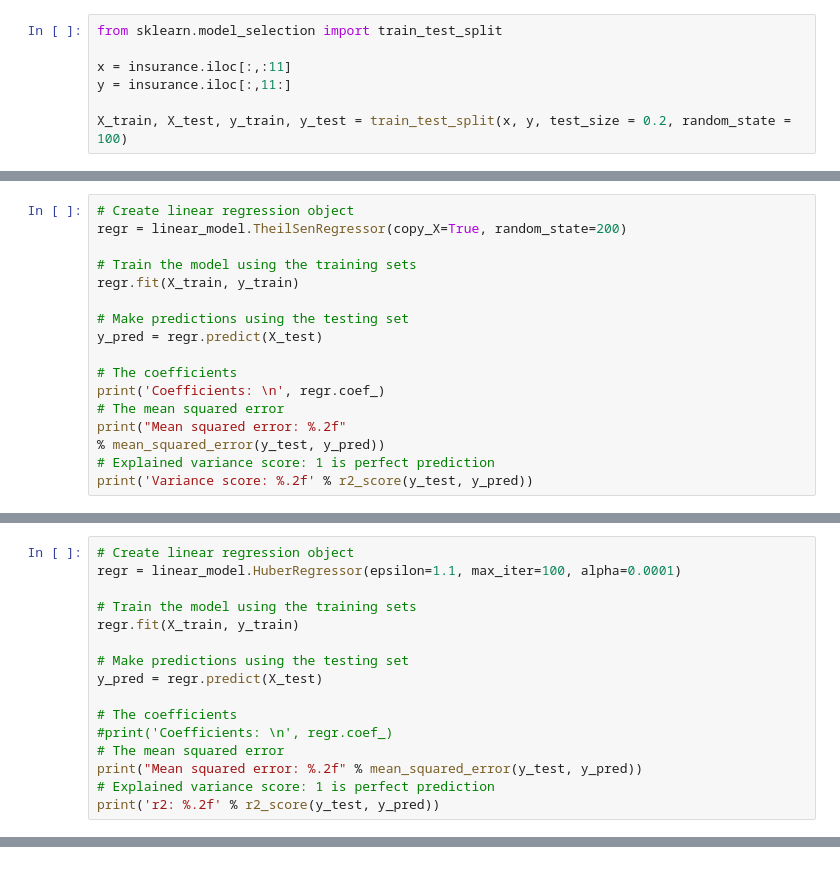
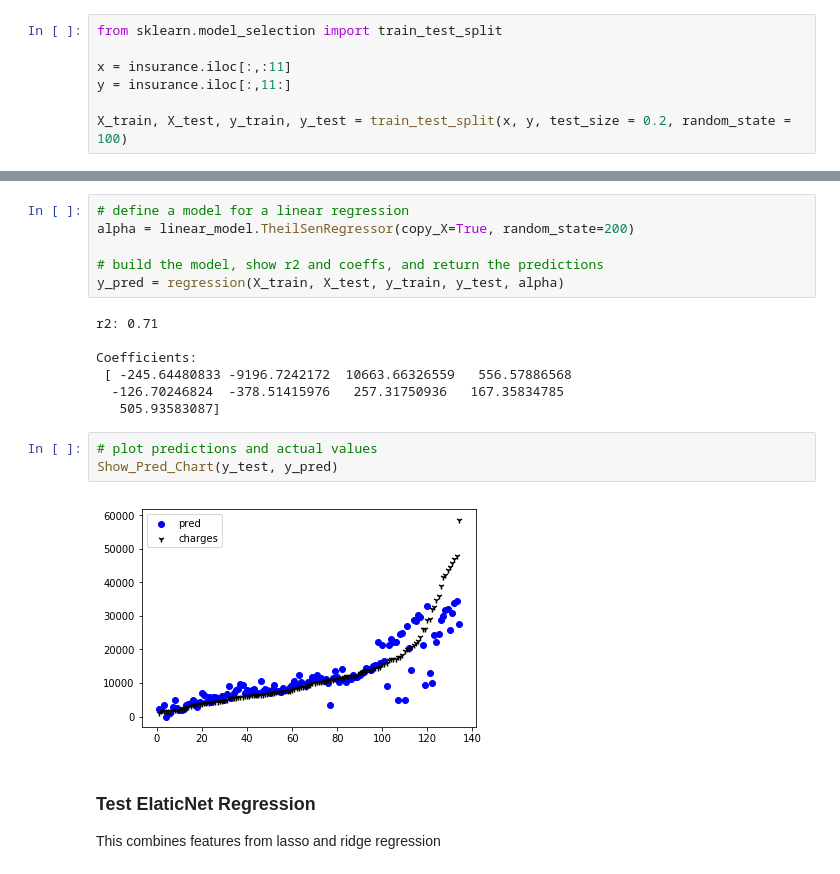
Before and after one commit to Thiagobc23/Practice, a Jupyter notebook: Python/05_correlation_lin_regression/02_regression_models.ipynb, the cells around one changed output, grey strips where cells are left out. Saved outputs shown, nothing was run; the diff lists cells and outputs as text.

```diff
--- a/Python/05_correlation_lin_regression/02_regression_models.ipynb
+++ b/Python/05_correlation_lin_regression/02_regression_models.ipynb
@@ -126,18 +190 @@ x.drop(['sex_female', 'region_northeast', 'region_northwest','region_southeast',
 X_train, X_test, y_train, y_test = train_test_split(x, y, test_size = 0.1)
-# %%
-# Create linear regression object
-regr = linear_model.TheilSenRegressor(copy_X=True, random_state=200)
-
-# Train the model using the training sets
-regr.fit(X_train, y_train)
-
-# Make predictions using the testing set
-y_pred = regr.predict(X_test)
-
-# The coefficients
-print('Coefficients: \n', regr.coef_)
-# The mean squared error
-print("Mean squared error: %.2f"
-% mean_squared_error(y_test, y_pred))
-# Explained variance score: 1 is perfect prediction
-print('Variance score: %.2f' % r2_score(y_test, y_pred))
@@ -171,16 +190,0 @@ plt.show()
-# %%
-# Create linear regression object
-regr = linear_model.HuberRegressor(epsilon=1.1, max_iter=100, alpha=0.0001)
-
-# Train the model using the training sets
-regr.fit(X_train, y_train)
-
-# Make predictions using the testing set
-y_pred = regr.predict(X_test)
-
-# The coefficients
-#print('Coefficients: \n', regr.coef_)
-# The mean squared error
-print("Mean squared error: %.2f" % mean_squared_error(y_test, y_pred))
-# Explained variance score: 1 is perfect prediction
-print('r2: %.2f' % r2_score(y_test, y_pred))
@@ -208,0 +191,21 @@ plt.show()
+# %%
+# define a model for a linear regression
+alpha = linear_model.TheilSenRegressor(copy_X=True, random_state=200)
+
+# build the model, show r2 and coeffs, and return the predictions
+y_pred = regression(X_train, X_test, y_train, y_test, alpha)
+# %% [output]
+r2: 0.71
+
+Coefficients:
+ [ -245.64480833 -9196.7242172  10663.66326559   556.57886568
+  -126.70246824  -378.51415976   257.31750936   167.35834785
+   505.93583087]
+# %%
+# plot predictions and actual values
+Show_Pred_Chart(y_test, y_pred)
+# %% [output]
+[figure, added]
+# %% [markdown]
+### Test ElaticNet Regression
+This combines features from lasso and ridge regression
```
Also changed, not shown: parts of 24 cells of this notebook.
